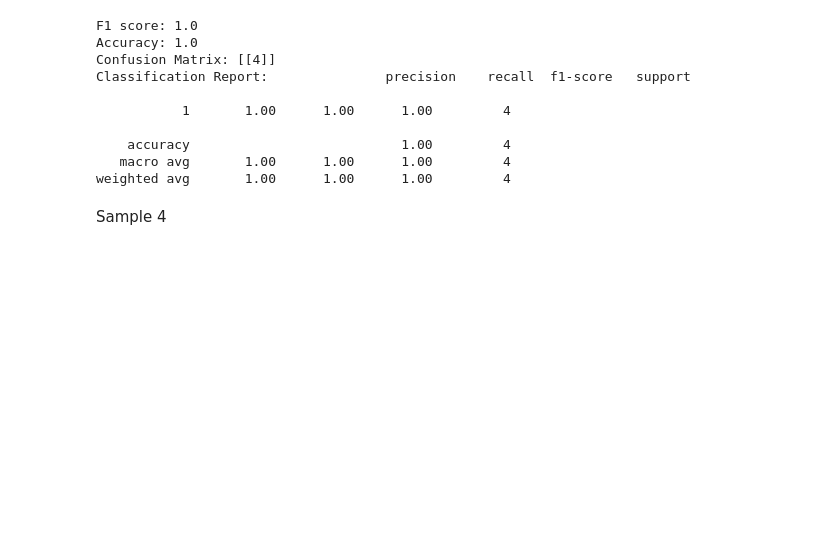
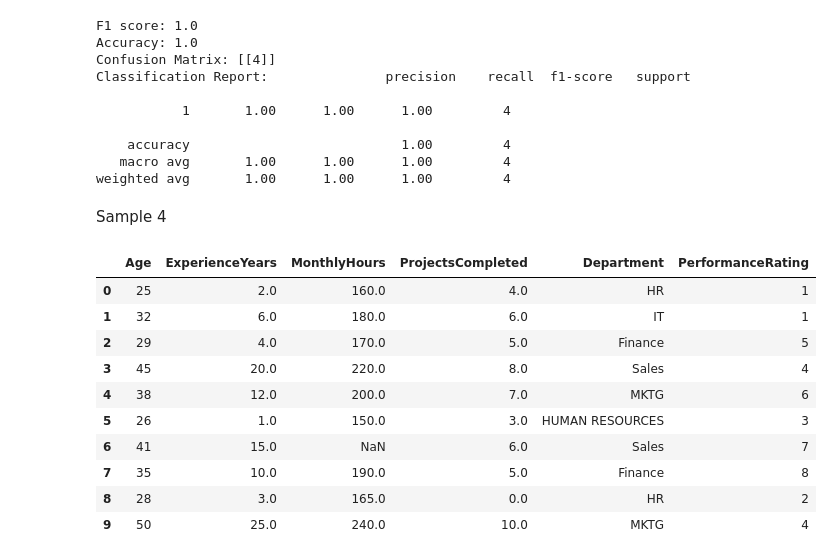
Before and after one commit to ManoFayyaz/Python-Practice, a Jupyter notebook: Data Science Practical/DS_1.ipynb, the cells around one changed output. Drawn from its saved outputs; the diff is of its cells as text; code cells hidden in the pictures; blank space fills up the shorter version.

```diff
--- a/Data Science Practical/DS_1.ipynb
+++ b/Data Science Practical/DS_1.ipynb
@@ -465,3 +465,19 @@ Classification Report:               precision    recall  f1-score   support
 weighted avg       1.00      1.00      1.00         4
 # %% [markdown]
 Sample 4
+# %%
+import pandas as pd
+df=pd.read_csv('C:\\Users\\mehno\\OneDrive\\Documents\\Python Practice\\Data Science Practical\\employee.csv')
+df.head(10)
+# %% [output]
+|  | Age | ExperienceYears | MonthlyHours | ProjectsCompleted | Department | PerformanceRating |
+| 0 | 25 | 2.0 | 160.0 | 4.0 | HR | 1 |
+| 1 | 32 | 6.0 | 180.0 | 6.0 | IT | 1 |
+| 2 | 29 | 4.0 | 170.0 | 5.0 | Finance | 5 |
+| 3 | 45 | 20.0 | 220.0 | 8.0 | Sales | 4 |
+| 4 | 38 | 12.0 | 200.0 | 7.0 | MKTG | 6 |
+| 5 | 26 | 1.0 | 150.0 | 3.0 | HUMAN RESOURCES | 3 |
+| 6 | 41 | 15.0 | NaN | 6.0 | Sales | 7 |
+| 7 | 35 | 10.0 | 190.0 | 5.0 | Finance | 8 |
+| 8 | 28 | 3.0 | 165.0 | 0.0 | HR | 2 |
+| 9 | 50 | 25.0 | 240.0 | 10.0 | MKTG | 4 |
```
Also changed, not shown: parts of 8 cells of this notebook, 1 other file.
